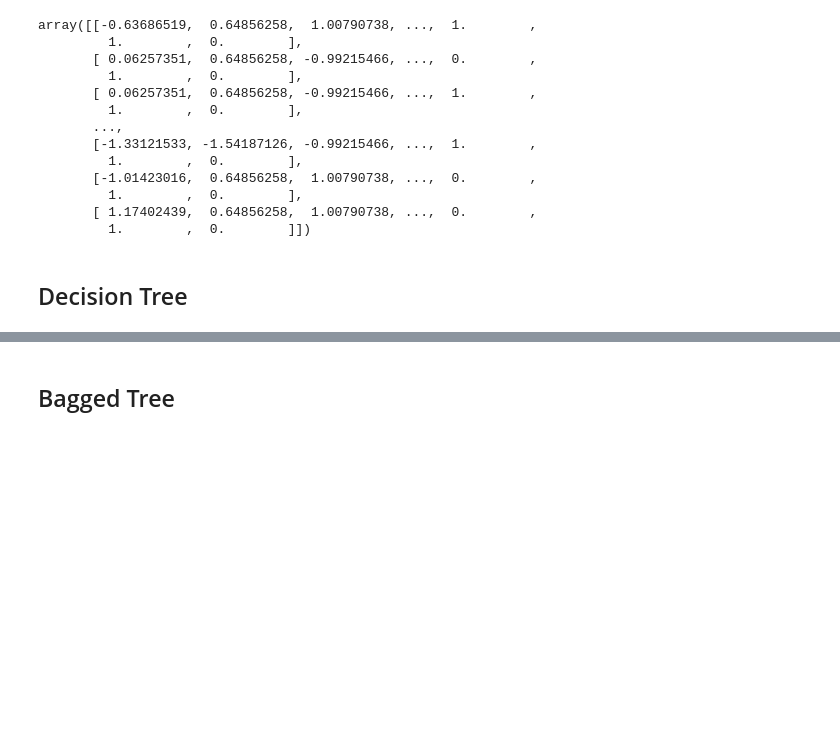
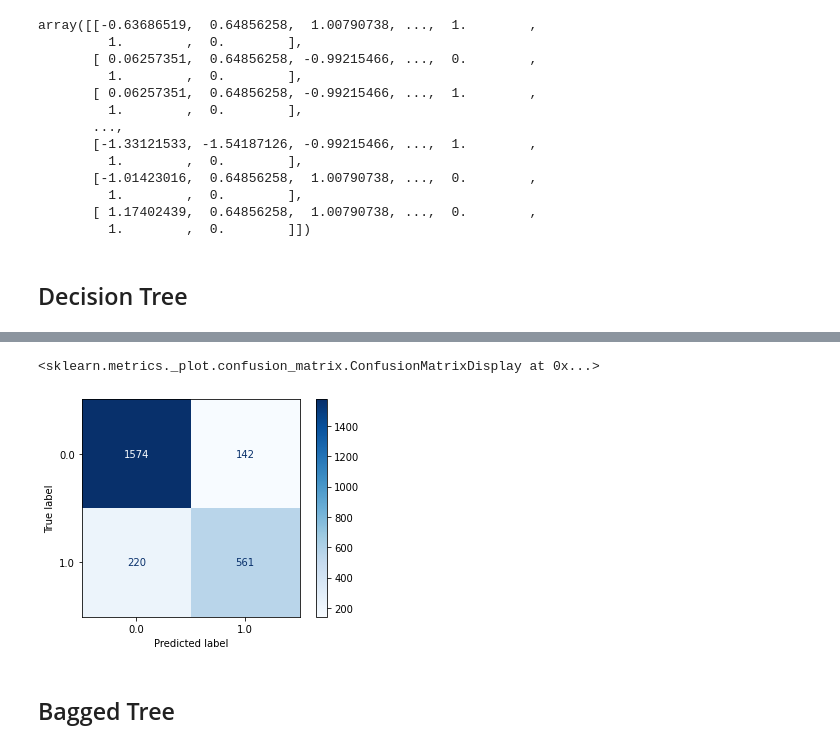
Before and after one commit to Numann-Malik/Auto-Insurance-Claims, a Jupyter notebook: CarInsurance.ipynb, the cells around one changed output, grey strips where cells are left out. Saved outputs shown, nothing was run; the diff lists cells and outputs as text; code cells hidden in the pictures; blank space fills up the shorter version.

```diff
--- a/CarInsurance.ipynb
+++ b/CarInsurance.ipynb
@@ -717,9 +751,9 @@ param_grid = {'max_depth': [1,2,3],
               'min_samples_leaf': [3,15,20],
               'min_samples_split': [2, 10, 100]}
 # %%
-# Instantiate the GridSearchCV Class
-dt_grid_search = GridSearchCV(dec_tree, param_grid)
+# Instantiate the GridSearchCV Class for Decision Tree Model
+dt_grid_search = GridSearchCV(dec_tree, dt_param_grid)
 # %%
-# Fit the GridSearchCV on the training data
-dt_grid_search.fit(X_train, y_train)
+# Fit the Decision Tree GridSearchCV on the training data
+dt_grid_search.fit(X_train_processed, y_train)
 # %% [output]
@@ -748,9 +769,10 @@ dt_grid_search.best_params_
 # %%
-param_grid2 = {'max_depth': [3, 5, 7],
-              'min_samples_leaf': [1, 2, 3],
-              'min_samples_split': [2, 4, 7]}
+# Create a recalibrated Parameter Grid Dictionary for Decision Tree Model
+dt_param_grid2 = {'max_depth': [3, 5, 7],
+              'min_samples_leaf': [3, 5, 7],
+              'min_samples_split': [2, 3, 4]}
 
-dt_grid_search2 = GridSearchCV(dec_tree, param_grid2)
+dt_grid_search2 = GridSearchCV(dec_tree, dt_param_grid2)
 dt_grid_search2.fit(X_train_processed, y_train)
 dt_grid_search2.best_params_
 # %% [output]
@@ -769,0 +800,6 @@ The best Decision Tree Classifier model has test accuracy of 84.5%
+# %%
+# Classification Report for best Decision Tree Classifier Model
+best_dt_model_pipe = make_pipeline(scaler, best_dt_model)
+best_dt_model_pipe.fit(X_train_processed, y_train)
+best_dt_model_pred = best_dt_model_pipe.predict(X_test_processed)
+print(classification_report(y_test, best_dt_model_pred))
@@ -770,3 +815,9 @@ The best Decision Tree Classifier model has test accuracy of 84.5%
+# %%
+# Display confusion matrix for best Decision Tree model
+plot_confusion_matrix(best_dt_model_pipe, X_test_processed, y_test, cmap = 'Blues', values_format = 'd')
+# %% [output]
+<sklearn.metrics._plot.confusion_matrix.ConfusionMatrixDisplay at 0x...>
+[figure, added]
 # %% [markdown]
 ## Bagged Tree
 # %%
```
Also changed, not shown: parts of 107 cells of this notebook.
